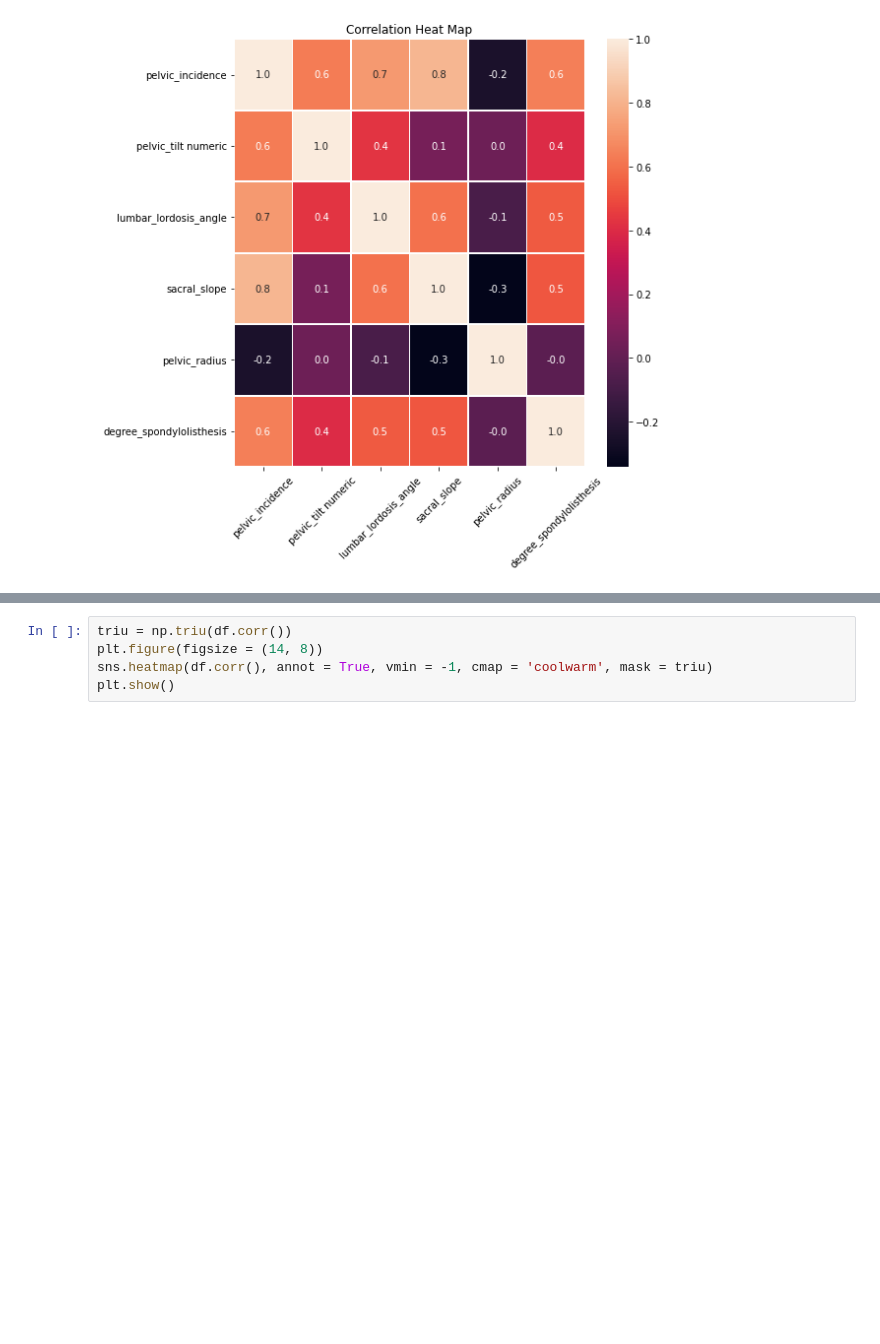
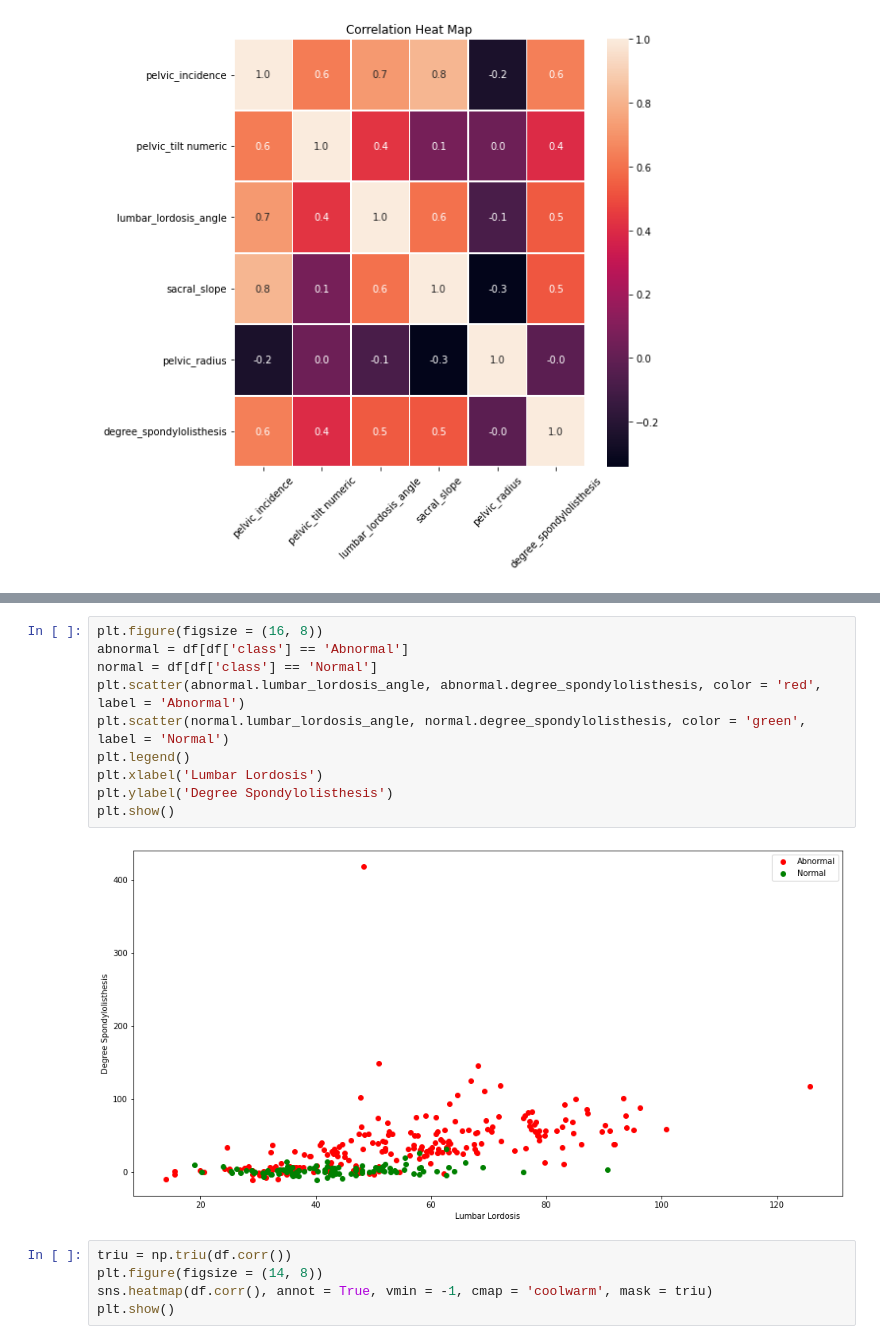
Before and after one commit to manishmawatwal/orthopedic_patients, a Jupyter notebook: Orthopedic_Patients.ipynb, the cells around one changed output, grey strips where cells are left out. Cells and saved outputs as stored; diff of their text form; blank space fills up the shorter version.

```diff
--- a/Orthopedic_Patients.ipynb
+++ b/Orthopedic_Patients.ipynb
@@ -97,3 +158,15 @@ plt.show()
+# %%
+plt.figure(figsize = (16, 8))
+abnormal = df[df['class'] == 'Abnormal']
+normal = df[df['class'] == 'Normal']
+plt.scatter(abnormal.lumbar_lordosis_angle, abnormal.degree_spondylolisthesis, color = 'red', label = 'Abnormal')
+plt.scatter(normal.lumbar_lordosis_angle, normal.degree_spondylolisthesis, color = 'green', label = 'Normal')
+plt.legend()
+plt.xlabel('Lumbar Lordosis')
+plt.ylabel('Degree Spondylolisthesis')
+plt.show()
+# %% [output]
+[figure, added]
 # %%
 triu = np.triu(df.corr())
 plt.figure(figsize = (14, 8))
```
Also changed, not shown: parts of 61 cells of this notebook.
